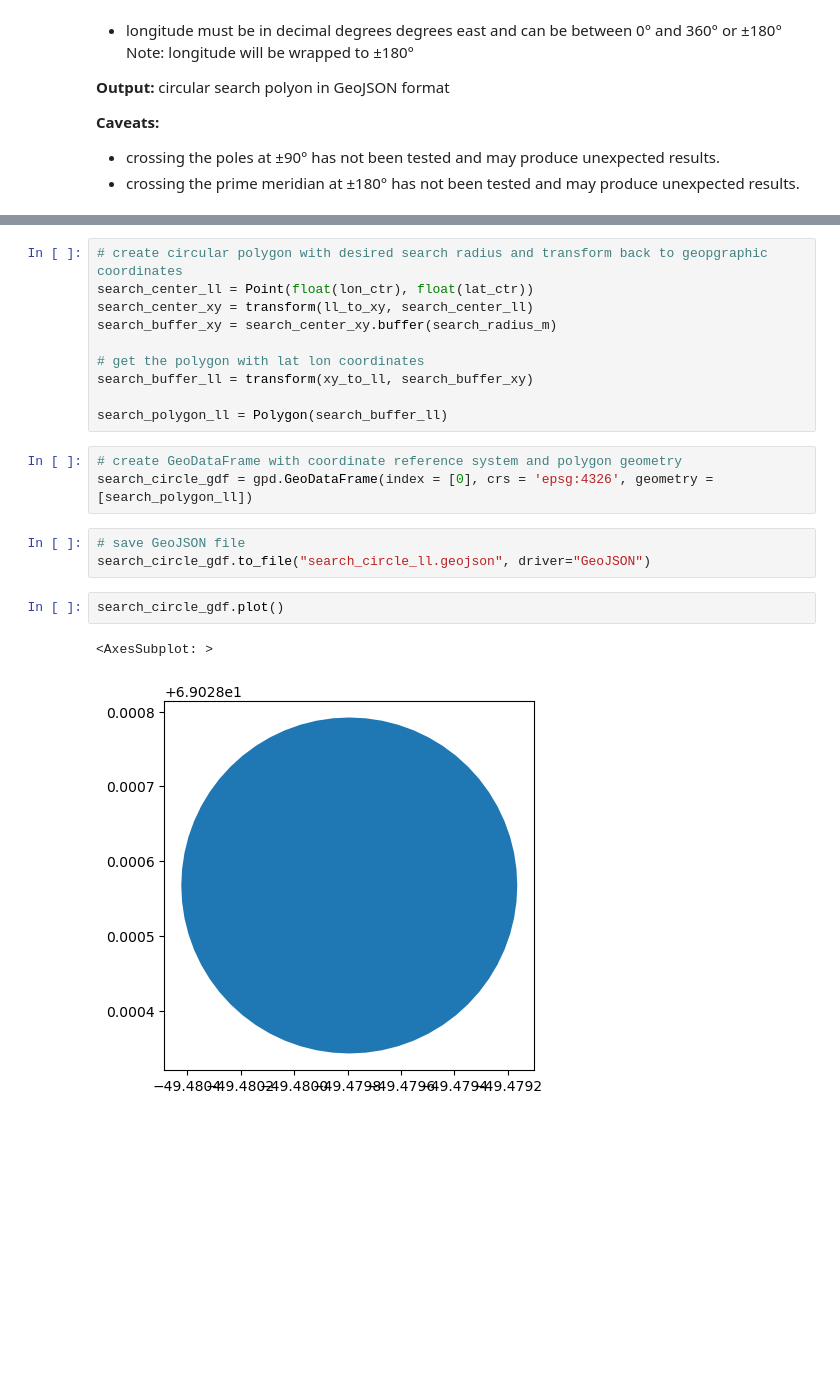
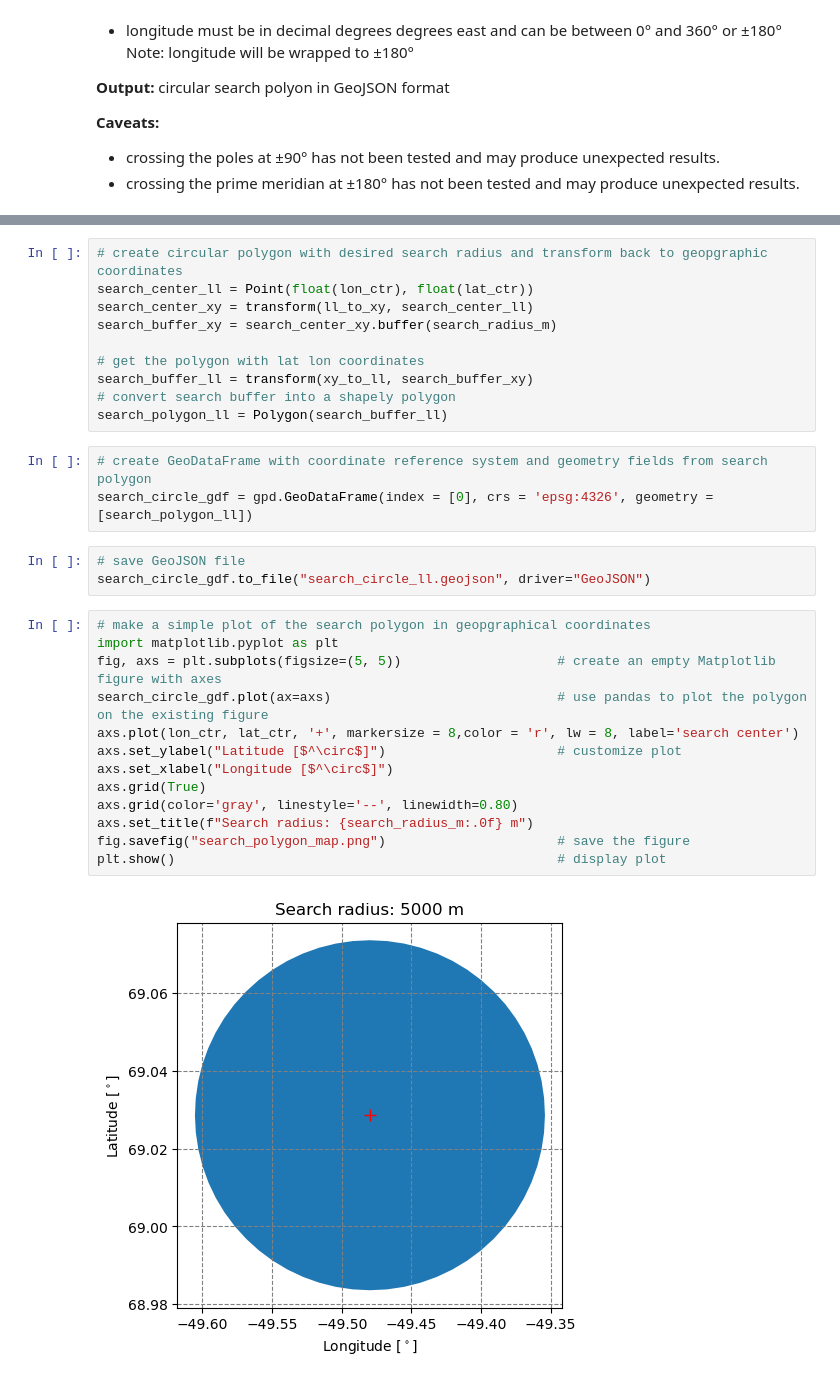
Before and after one commit to ICESAT-2HackWeek/EverythingAnyWhereAllAtOnce, a Jupyter notebook: notebooks/spatial_search_input.ipynb, the cells around one changed output, grey strips where cells are left out. Saved outputs shown, nothing was run; the diff lists cells and outputs as text; blank space fills up the shorter version.

Commit message:
Some minor cosmetic changes to improve plots. To do: replace proj 1 style with proj 2 style for coordinate transformations.

```diff
--- a/notebooks/spatial_search_input.ipynb
+++ b/notebooks/spatial_search_input.ipynb
@@ -65,17 +67,27 @@ search_buffer_xy = search_center_xy.buffer(search_radius_m)
 
 # get the polygon with lat lon coordinates
 search_buffer_ll = transform(xy_to_ll, search_buffer_xy)
-
+# convert search buffer into a shapely polygon
 search_polygon_ll = Polygon(search_buffer_ll)
 # %%
-# create GeoDataFrame with coordinate reference system and polygon geometry
+# create GeoDataFrame with coordinate reference system and geometry fields from search polygon
 search_circle_gdf = gpd.GeoDataFrame(index = [0], crs = 'epsg:4326', geometry = [search_polygon_ll])
 # %%
 # save GeoJSON file
 search_circle_gdf.to_file("search_circle_ll.geojson", driver="GeoJSON")
 # %%
-search_circle_gdf.plot()
+# make a simple plot of the search polygon in geopgraphical coordinates
+import matplotlib.pyplot as plt
+fig, axs = plt.subplots(figsize=(5, 5))                    # create an empty Matplotlib figure with axes
+search_circle_gdf.plot(ax=axs)                             # use pandas to plot the polygon on the existing figure
+axs.plot(lon_ctr, lat_ctr, '+', markersize = 8,color = 'r', lw = 8, label='search center')
+axs.set_ylabel("Latitude [$^\circ$]")                      # customize plot
+axs.set_xlabel("Longitude [$^\circ$]")
+axs.grid(True)
+axs.grid(color='gray', linestyle='--', linewidth=0.80)
+axs.set_title(f"Search radius: {search_radius_m:.0f} m")
+fig.savefig("search_polygon_map.png")                      # save the figure
+plt.show()                                                 # display plot
 # %% [output]
-<AxesSubplot: >
-[figure, old version]
+[figure, new version]
 # %%
```
Also changed, not shown: parts of 8 cells of this notebook.
